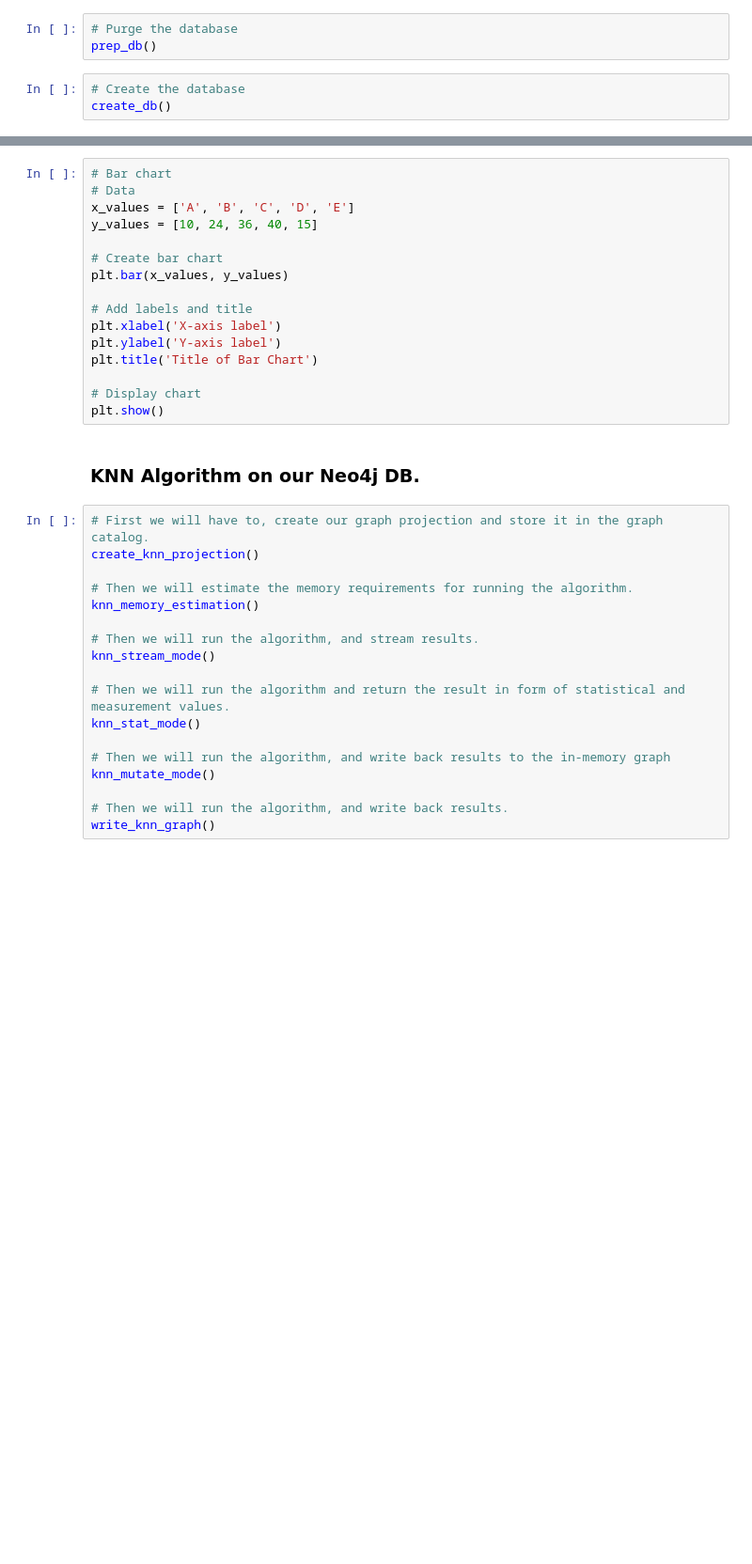
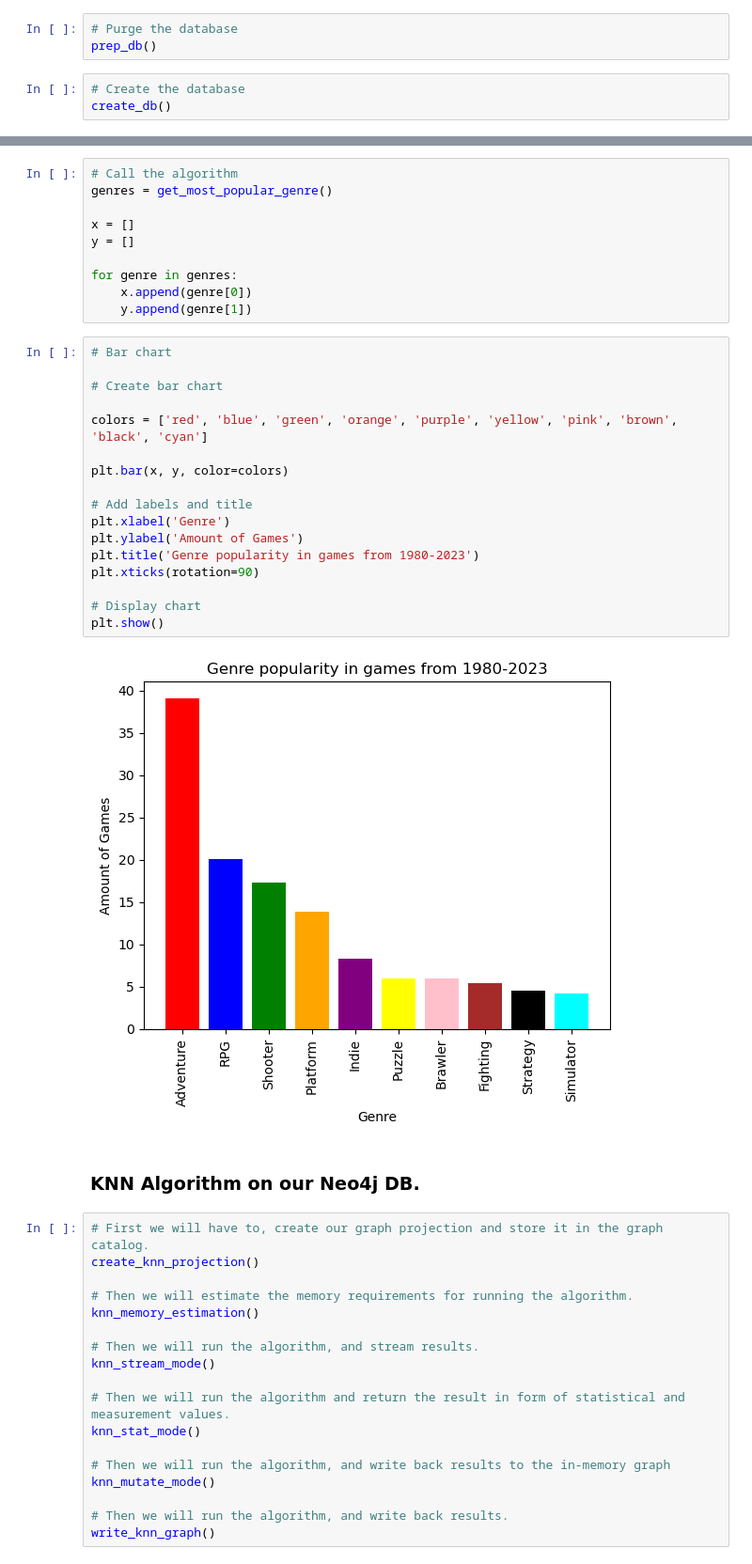
Before and after one commit to FrederikBA/DatabaseSP2, a Jupyter notebook: client/DB_SP2.ipynb, the cells around one changed output, grey strips where cells are left out. Shown at 94% size. Drawn from its saved outputs; the diff is of its cells as text; blank space fills up the shorter version.

Commit message:
PageRank most popular genre

```diff
--- a/client/DB_SP2.ipynb
+++ b/client/DB_SP2.ipynb
@@ -11,19 +19,32 @@ create_db()
+# %%
+# Call the algorithm
+genres = get_most_popular_genre()
+
+x = []
+y = []
+
+for genre in genres:
+    x.append(genre[0])
+    y.append(genre[1])
 # %%
 # Bar chart
-# Data
-x_values = ['A', 'B', 'C', 'D', 'E']
-y_values = [10, 24, 36, 40, 15]
 
 # Create bar chart
-plt.bar(x_values, y_values)
+
+colors = ['red', 'blue', 'green', 'orange', 'purple', 'yellow', 'pink', 'brown', 'black', 'cyan']
+
+plt.bar(x, y, color=colors)
 
 # Add labels and title
-plt.xlabel('X-axis label')
-plt.ylabel('Y-axis label')
-plt.title('Title of Bar Chart')
+plt.xlabel('Genre')
+plt.ylabel('Amount of Games')
+plt.title('Genre popularity in games from 1980-2023')
+plt.xticks(rotation=90)
 
 # Display chart
 plt.show()
+# %% [output]
+[figure, added]
 # %% [markdown]
 ### KNN Algorithm on our Neo4j DB.
 # %%
```
Also changed, not shown: parts of 2 cells of this notebook, 1 other file.
